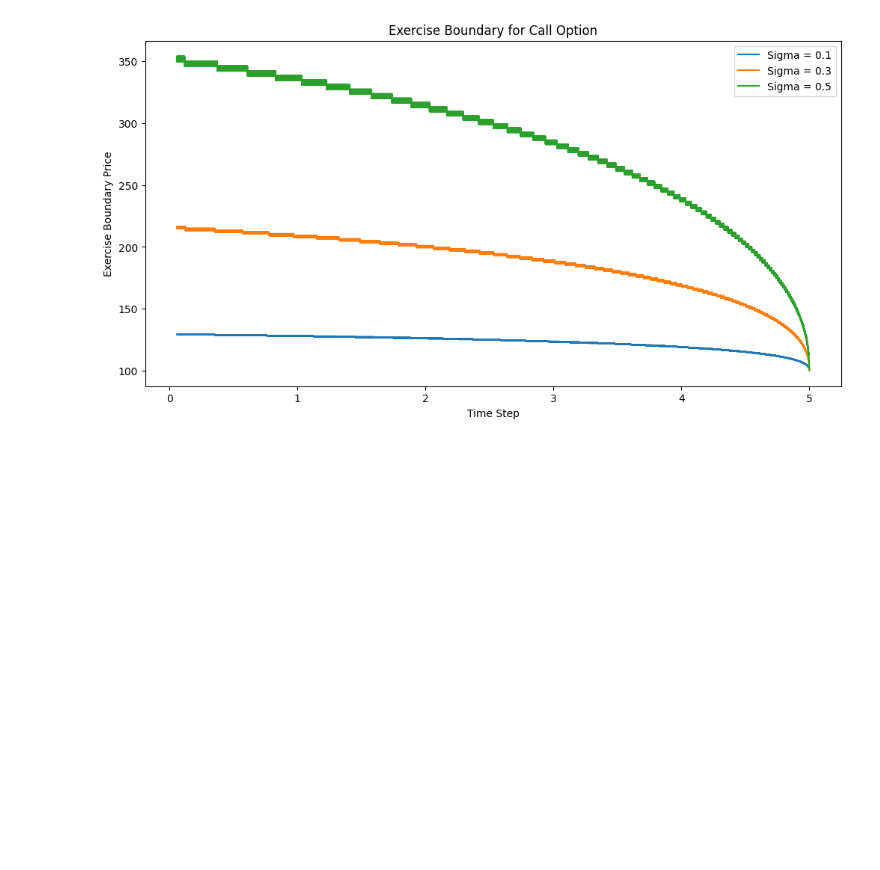
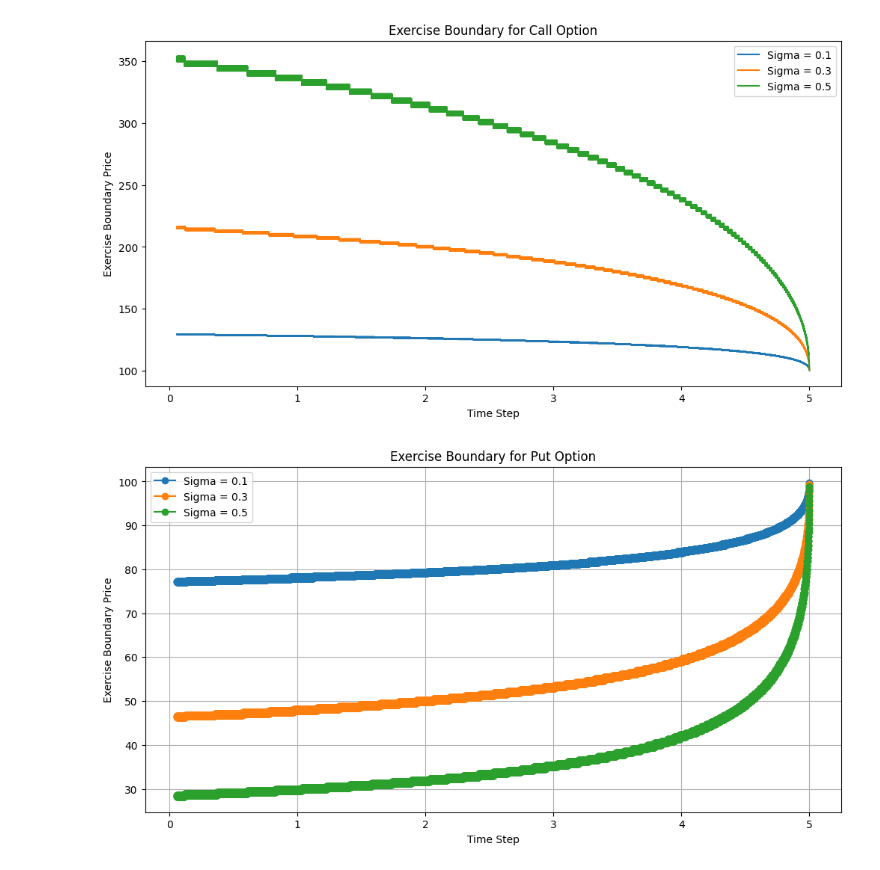
Before and after one commit to jorgensandhaug/option_pricing_framework, a Jupyter notebook: experiments/american_exercise_boundary.ipynb, the cells around one changed output. Saved outputs shown, nothing was run; the diff lists cells and outputs as text; code cells hidden in the pictures; blank space fills up the shorter version.

```diff
--- a/experiments/american_exercise_boundary.ipynb
+++ b/experiments/american_exercise_boundary.ipynb
@@ -58,3 +58,24 @@ plt.legend()
 plt.show()
 # %% [output]
 [figure]
+# %%
+params['option_type'] = 'put'
+
+plt.figure(figsize=(12, 6))
+
+for sigma in sigmas:
+    params['volatility'] = sigma
+    simulation_params['volatility'] = sigma
+
+    bm_price, bm_boundary = bm.price_and_boundary(params)
+    bm_times, bm_prices = zip(*bm_boundary)
+    plt.plot(bm_times, bm_prices, label=f'Sigma = {sigma}', marker='o', linestyle='-')
+
+plt.title(f'Exercise Boundary for {params["option_type"].capitalize()} Option')
+plt.xlabel('Time Step')
+plt.ylabel('Exercise Boundary Price')
+plt.legend()
+plt.grid(True)
+plt.show()
+# %% [output]
+[figure, added]
```
Also changed, not shown: parts of 1 cell of this notebook, 6 other files.
